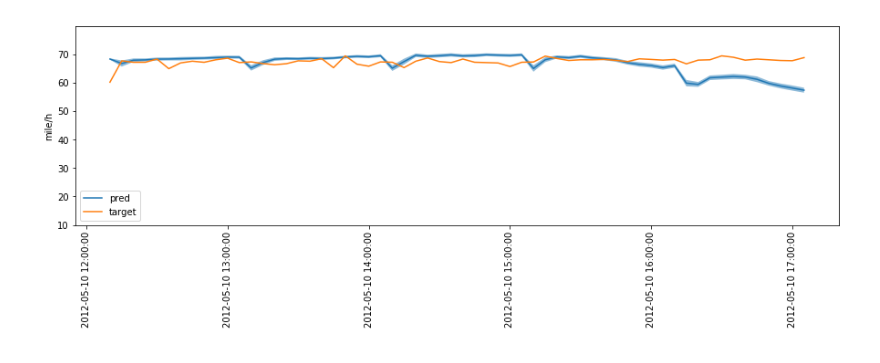
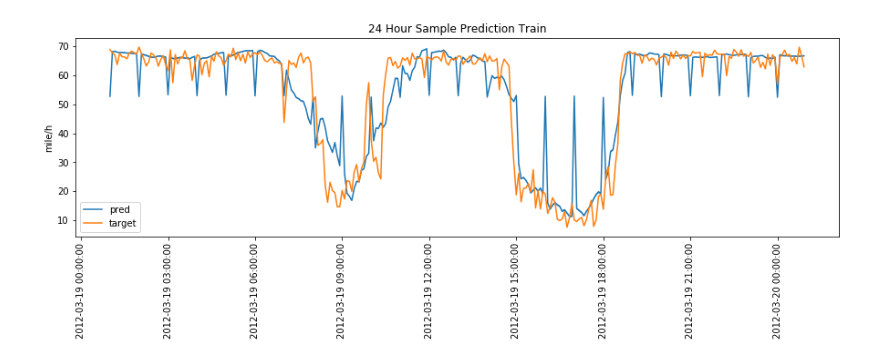
Before and after one commit to MyGitHubForks/DeepProbabilisticForecasting, a Jupyter notebook: ObservePredsVRNN.ipynb, the cells around one changed output. Saved outputs shown, nothing was run; the diff lists cells and outputs as text; code cells hidden in the pictures.

Commit message:
vrnn loss by timestep

```diff
--- a/ObservePredsVRNN.ipynb
+++ b/ObservePredsVRNN.ipynb
@@ -6,7 +6,7 @@ import matplotlib.pyplot as plt
 import matplotlib.dates as md
 import numpy.ma as ma
 # %%
-baseDir = "./save/server2Models/vrnn/vrnn24/"
+baseDir = "./save/server2Models/vrnn/vrnn25/"
 meansVT = torch.load(baseDir+"validation_means", map_location="cpu")
 stdsVT = torch.load(baseDir+"validation_stds", map_location="cpu")
 targetsVT = torch.load(baseDir+"validation_targets", map_location="cpu")
@@ -105,6 +105,8 @@ def plotNHours(means, stds, targets, datas, dataset, dataMean, dataStd, targetTi
             maskedSampleMean[idx] = ma.masked
             maskedTarget[idx] = ma.masked
     """
+    #print(np.max(sequenceSampleStd), sequenceTimes[np.argmax(sequenceSampleStd)])
+    #print(sequenceSampleMean)
     f, ax = plt.subplots()
     f.set_figwidth(15)
     plt.plot(sequenceTimes, sequenceSampleMean, label="pred")
@@ -116,10 +118,11 @@ def plotNHours(means, stds, targets, datas, dataset, dataMean, dataStd, targetTi
     ax.xaxis.set_major_formatter(xfmt)
     plt.legend()
     plt.ylabel("mile/h")
+    plt.title("{} Hour Sample Prediction {}".format(N, dataset))
     yMin = np.min((np.min(sequenceSampleMean)-10, np.min(sequenceTarget)-10, 10))
     yMax = np.max((np.max(sequenceSampleMean)+10, np.max(sequenceTarget)+10, 70))
-    plt.ylim((yMin,yMax))
+    #plt.ylim((yMin,yMax))
 # %%
-plotNHours(meansT, stdsT, targetsT, datasT, "Train", trainDataMean, trainDataStd, targetTimesArrTrain, N=5)
+plotNHours(meansT, stdsT, targetsT, datasT, "Train", trainDataMean, trainDataStd, targetTimesArrTrain, N=24)
 # %% [output]
-[figure, old version]
+[figure, new version]
```
Also changed, not shown: parts of 14 cells of this notebook.
